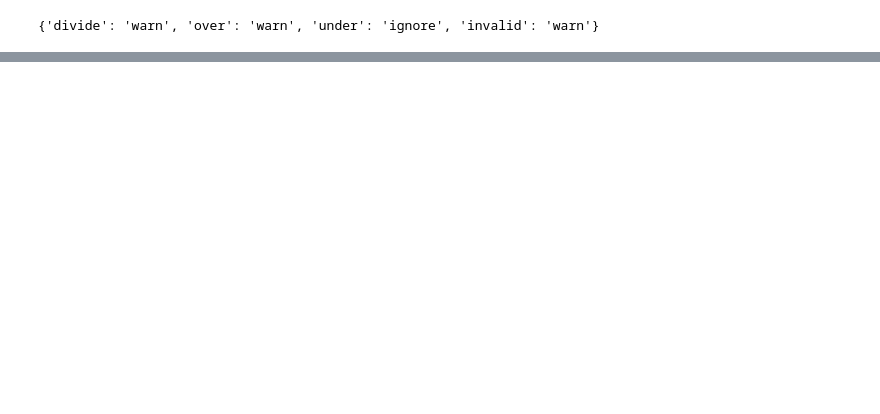
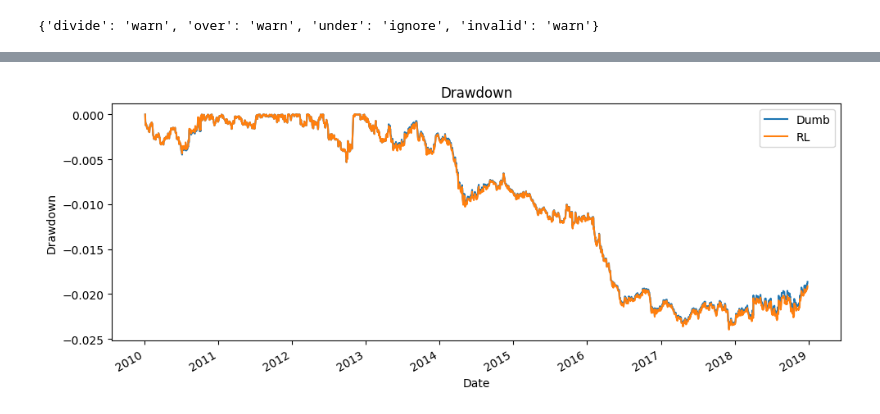
Before and after one commit to brianrp09232000/multimodal-eq-sizing, a Jupyter notebook: kaggle/05_backtest_and_reports.ipynb, the cells around one changed output, grey strips where cells are left out. Saved outputs shown, nothing was run; the diff lists cells and outputs as text; code cells hidden in the pictures; blank space fills up the shorter version.

```diff
--- a/kaggle/05_backtest_and_reports.ipynb
+++ b/kaggle/05_backtest_and_reports.ipynb
@@ -145,0 +149,28 @@ plt.show()
+# %%
+fig, ax = plt.subplots(figsize=(10, 4))
+
+bt_dumb_plot = bt_dumb.copy()
+bt_rl_plot   = bt_rl.copy()
+
+bt_dumb_plot["Date_naive"] = pd.to_datetime(bt_dumb_plot["Date"]).dt.tz_localize(None)
+bt_rl_plot["Date_naive"]   = pd.to_datetime(bt_rl_plot["Date"]).dt.tz_localize(None)
+
+ax.plot(bt_dumb_plot["Date_naive"], _drawdown_curve(bt_dumb["nav"]), label="Dumb")
+ax.plot(bt_rl_plot["Date_naive"],   _drawdown_curve(bt_rl["nav"]),   label="RL")
+
+ax.set_title("Drawdown")
+ax.set_xlabel("Date")
+ax.set_ylabel("Drawdown")
+ax.legend()
+
+ax.tick_params(axis="x", bottom=True, labelbottom=True)
+ax.spines["bottom"].set_visible(True)
+
+ax.xaxis.set_major_locator(mdates.YearLocator())
+ax.xaxis.set_major_formatter(mdates.DateFormatter("%Y"))
+fig.autofmt_xdate()
+
+plt.tight_layout()
+plt.show()
+# %% [output]
+[figure, added]
```
Also changed, not shown: parts of 8 cells of this notebook.
